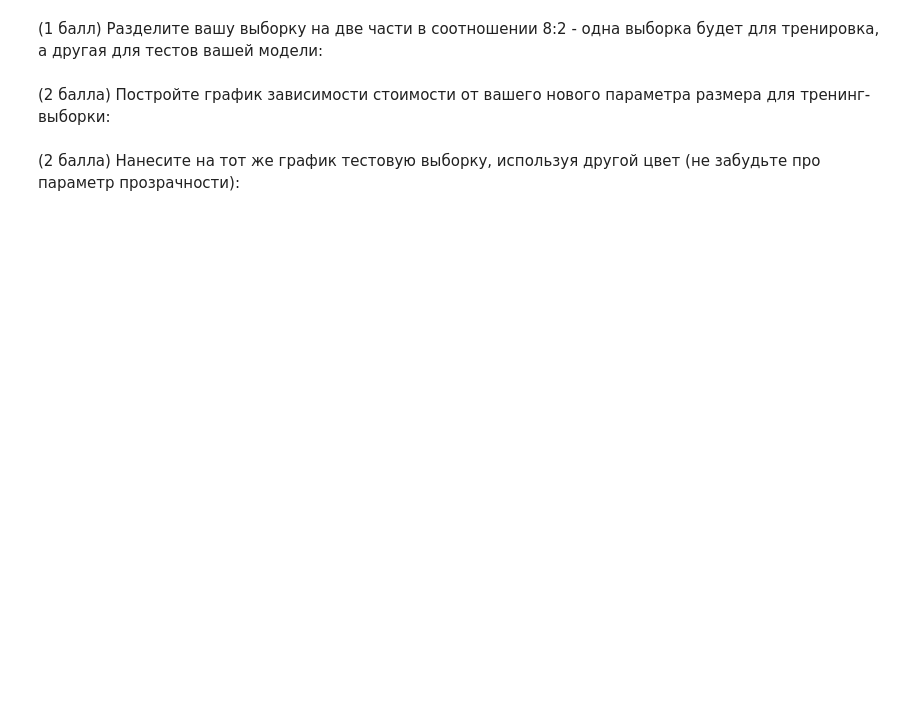
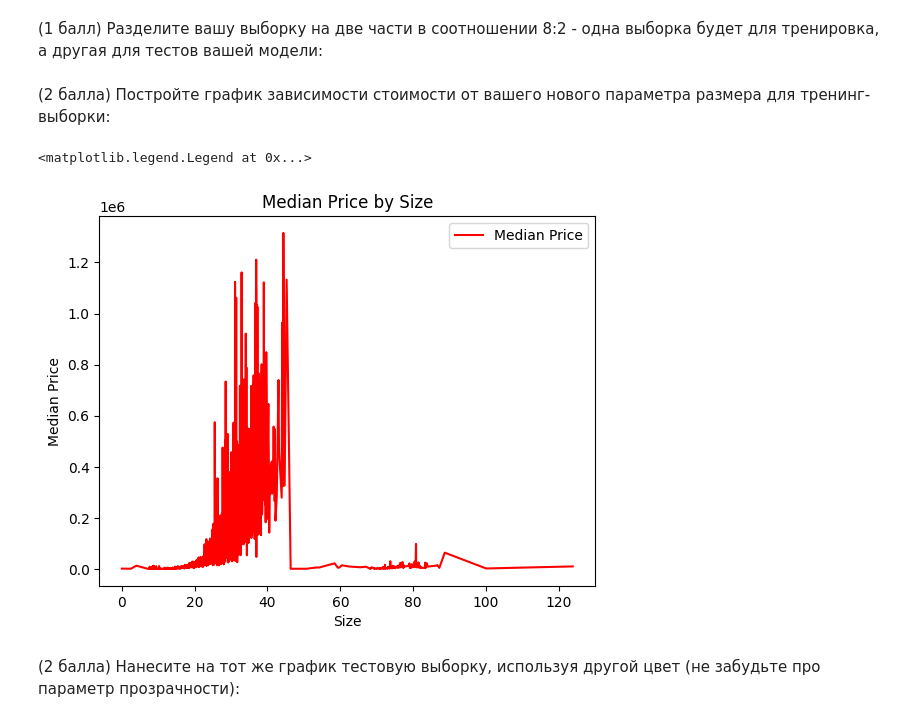
Before and after one commit to shevnind/laboratory, a Jupyter notebook: lab_work.ipynb, the cells around one changed output. Cells and saved outputs as stored; diff of their text form; code cells hidden in the pictures; blank space fills up the shorter version.

```diff
--- a/lab_work.ipynb
+++ b/lab_work.ipynb
@@ -499,0 +498,3 @@ plt.legend()
+# %%
+diam = diamonds[['meas_length', 'meas_width', 'meas_depth', 'total_sales_price']]
+print(diam.head(10))
@@ -503,0 +515,3 @@ plt.legend()
+# %%
+diam = diam.sample(frac=1)
+print(diam.head())
@@ -507,0 +527,3 @@ plt.legend()
+# %%
+diam['sum_mink'] = diam['meas_length'] + diam['meas_width'] + diam['meas_depth']
+print(diam.head())
@@ -516,2 +551,6 @@ plt.legend()
+# %%
+from sklearn.model_selection import train_test_split
+
+train, test = train_test_split(diam, train_size=0.8)
 # %% [markdown]
 (2 балла) Постройте график зависимости стоимости от вашего нового параметра размера для тренинг-выборки:
@@ -520,2 +557,16 @@ plt.legend()
+# %%
+sz_to_median_price1 = {}
+for sz in np.sort(train['sum_mink'].unique()):
+  sz_to_median_price1[sz] = train.loc[train['sum_mink'] == sz]['total_sales_price'].median()
+
+plt.plot(sz_to_median_price1.keys(), sz_to_median_price1.values(), 'r-', label='Median Price')
+plt.title('Median Price by Size')
+plt.xlabel('Size')
+plt.ylabel('Median Price')
+plt.legend()
+#plt.scatter(new_diam['sum_mink'], new_diam['total_sales_price'], alpha=0.5)
+# %% [output]
+<matplotlib.legend.Legend at 0x...>
+[figure, added]
 # %% [markdown]
 (2 балла) Нанесите на тот же график тестовую выборку, используя другой цвет (не забудьте про параметр прозрачности):
```
Also changed, not shown: parts of 14 cells of this notebook.
